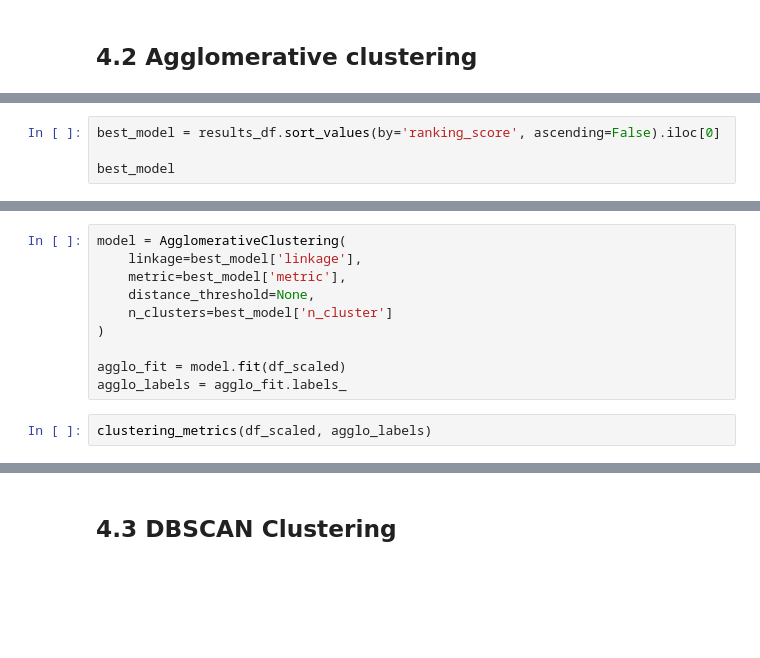
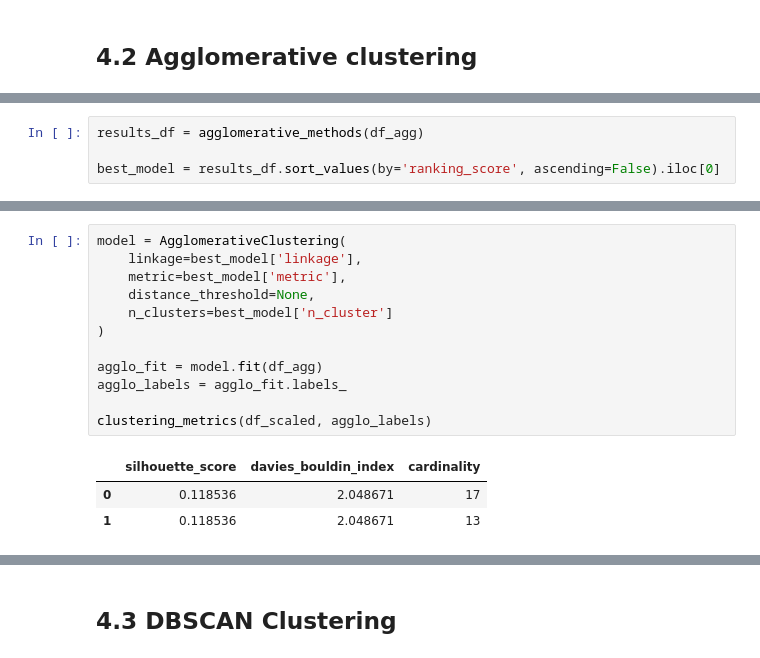
Before and after one commit to SupernovaIa/Formula-1-ML-Project, a Jupyter notebook: notebook/A2-Model-Clustering.ipynb, the cells around one changed output, grey strips where cells are left out. Saved outputs shown, nothing was run; the diff lists cells and outputs as text; blank space fills up the shorter version.

```diff
--- a/notebook/A2-Model-Clustering.ipynb
+++ b/notebook/A2-Model-Clustering.ipynb
@@ -228,4 +251,4 @@ results_df = agglomerative_methods(df_copy)
 # %%
+results_df = agglomerative_methods(df_agg)
+
 best_model = results_df.sort_values(by='ranking_score', ascending=False).iloc[0]
-
-best_model
@@ -232,13 +276,17 @@ best_model
 # %%
 model = AgglomerativeClustering(
     linkage=best_model['linkage'],
     metric=best_model['metric'],
     distance_threshold=None,
     n_clusters=best_model['n_cluster']
 )
 
-agglo_fit = model.fit(df_scaled)
+agglo_fit = model.fit(df_agg)
 agglo_labels = agglo_fit.labels_
+
+clustering_metrics(df_scaled, agglo_labels)
+# %% [output]
+|  | silhouette_score | davies_bouldin_index | cardinality |
+| 0 | 0.118536 | 2.048671 | 17 |
+| 1 | 0.118536 | 2.048671 | 13 |
-# %%
-clustering_metrics(df_scaled, agglo_labels)
 # %%
```
Also changed, not shown: parts of 32 cells of this notebook.
